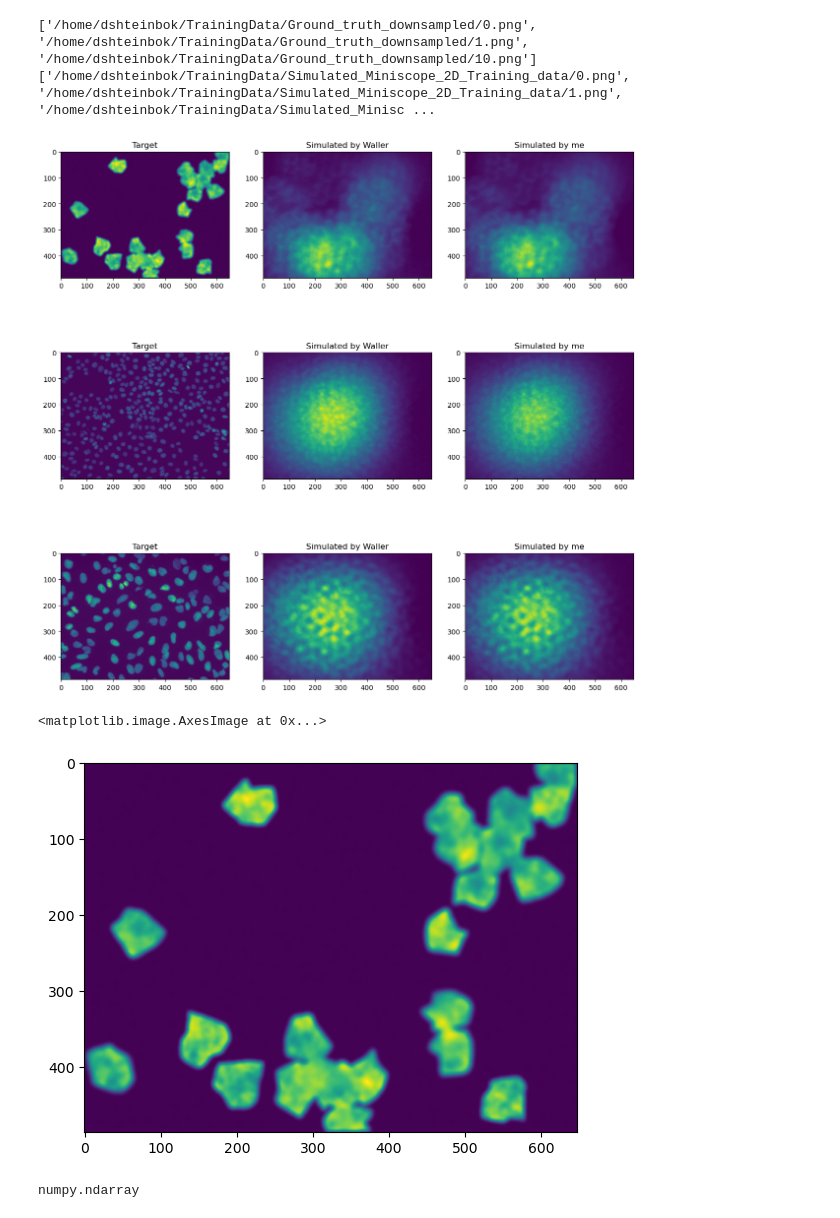
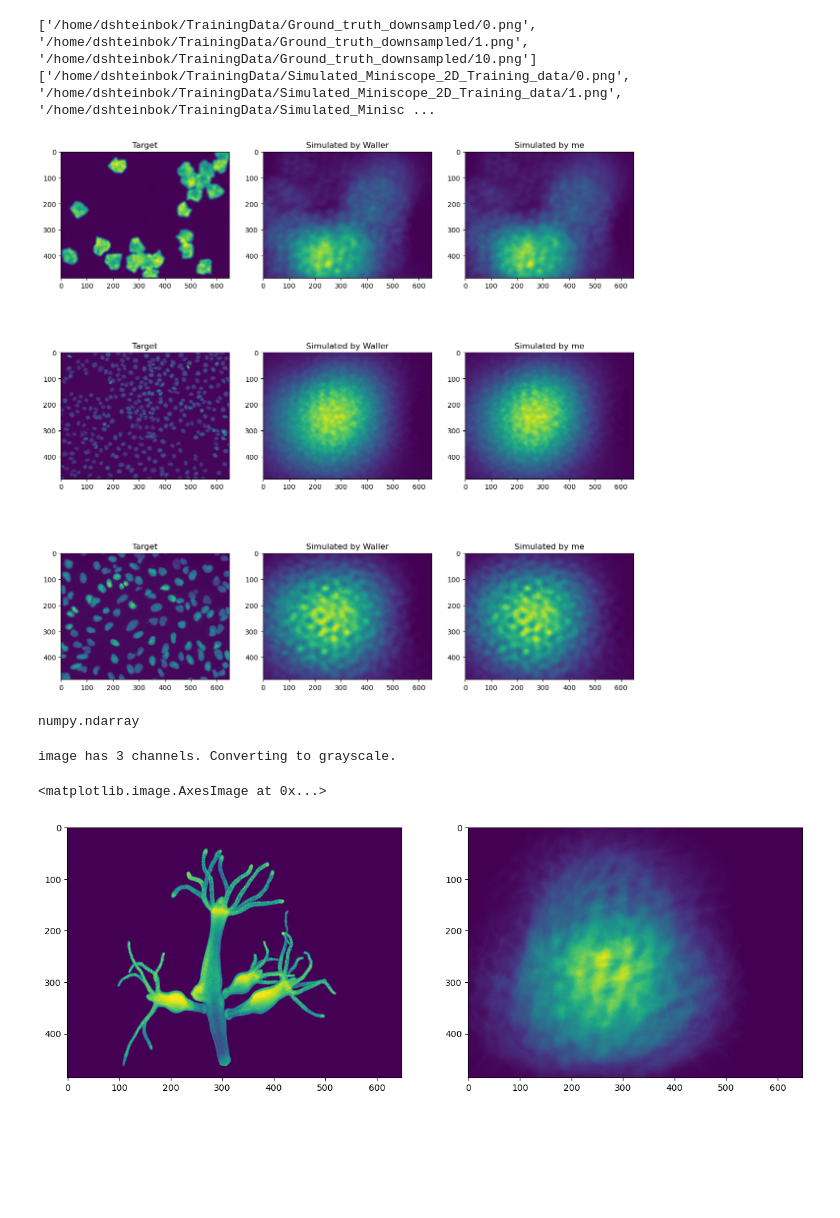
Before and after one commit to DanielShteinbok/MultiWienerNet, a Jupyter notebook: tensorflow/Simulated Images.ipynb, the cells around one changed output. Saved outputs shown, nothing was run; the diff lists cells and outputs as text; code cells hidden in the pictures; blank space fills up the shorter version.

```diff
--- a/tensorflow/Simulated Images.ipynb
+++ b/tensorflow/Simulated Images.ipynb
@@ -23,31 +26,6 @@ To enable them in other operations, rebuild TensorFlow with the appropriate comp
 Generate a few simulated images from the given target data (from Waller's Google Drive) and compare them to the simulated images from the same Google Drive.
 
 Later, I'll use the same function in this notebook to generate a whole bunch of images from the SVD of the PSFs for nVue (from Zemax).
-# %%
-# class that allows you to load weights upon instantiation, then just pass images in and get images out
-class ImageSimulator:
-    def __init__(self, h_path, weights_path):
-        self.H, self.weights, self.crop_indices = fm.load_weights(h_path=h_path, weights_path=weights_path)
-    def simulate(self, objectPath):
-        '''
-        objectPath: str path to the image to be simulated.
-
-        Returns: obj, sim
-            obj: image loaded from objectPath
-            sim: simulated image
-        '''
-        im_in=imageio.v2.imread(objectPath)
-        #im_in=np.sum(im_in,-1)/3
-        im=cv2.resize(im_in,(648,486))
-#         # Read an image from a file
-#         input_string = tf.io.read_file(objectPath)
-#         # Decode it into a dense vector
-#         input_decoded = tf.cast(tf.image.decode_png(input_string, channels=1), tf.float32)
-#         # Resize it to fixed shape
-#         # input_resized = tf.image.resize(input_decoded, [img_height, img_width])
-#         im = input_decoded / 255.0
-        # im is of type np.ndarray
-        return im, fm.sim_data(im,self.H,self.weights,self.crop_indices)
 # %%
 # instantiate a simulator
 miniscopeSimulator = ImageSimulator('../data/SVD_2_5um_PSF_5um_1_ds4_dsz1_comps_green_SubAvg.mat',
@@ -93,13 +71,18 @@ for row in range(len(image_triplets)):
         axs[row, column].imshow(image_triplets[row][column])
         axs[row, column].set_title(image_titles[column])
 # %% [output]
-[figure, old version]
+[figure, new version]
-# %%
-plt.imshow(imageio.v2.imread(target_path[0]))
-# %% [output]
-<matplotlib.image.AxesImage at 0x...>
-[figure, removed]
 # %%
 type(image_triplets[0][1])
 # %% [output]
 numpy.ndarray
+# %%
+fig, ax = plt.subplots(1, 2, figsize=(15,15))
+
+img, sim = miniscopeSimulator.simulate('../data/hydra3.jpg')
+ax[0].imshow(img)
+ax[1].imshow(sim)
+# %% [output]
+image has 3 channels. Converting to grayscale.
+<matplotlib.image.AxesImage at 0x...>
+[figure, added]
```
Also changed, not shown: parts of 4 cells of this notebook, 2 other files.
